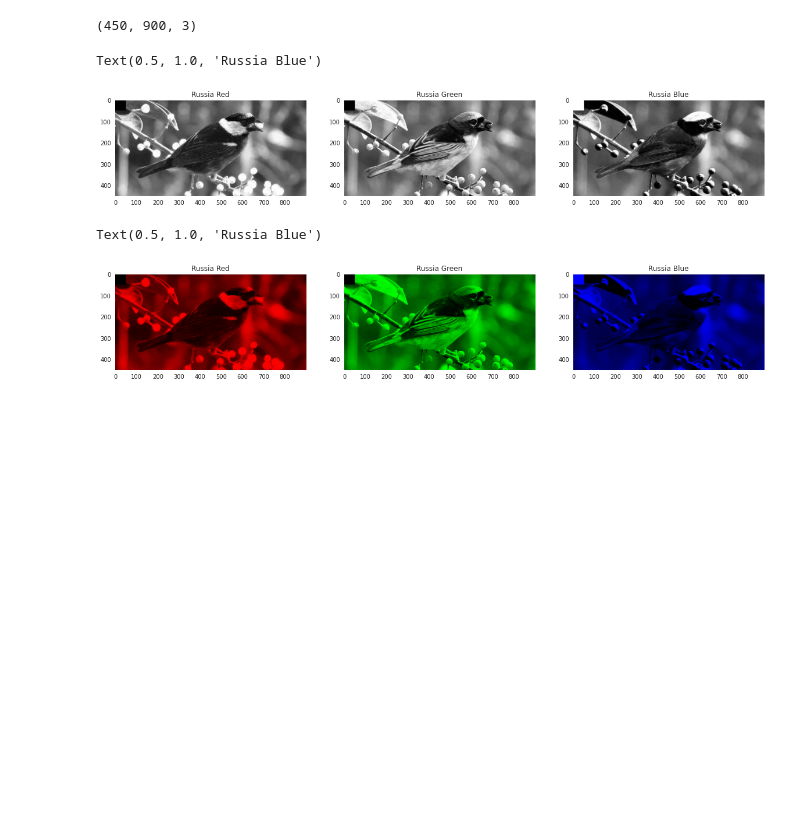
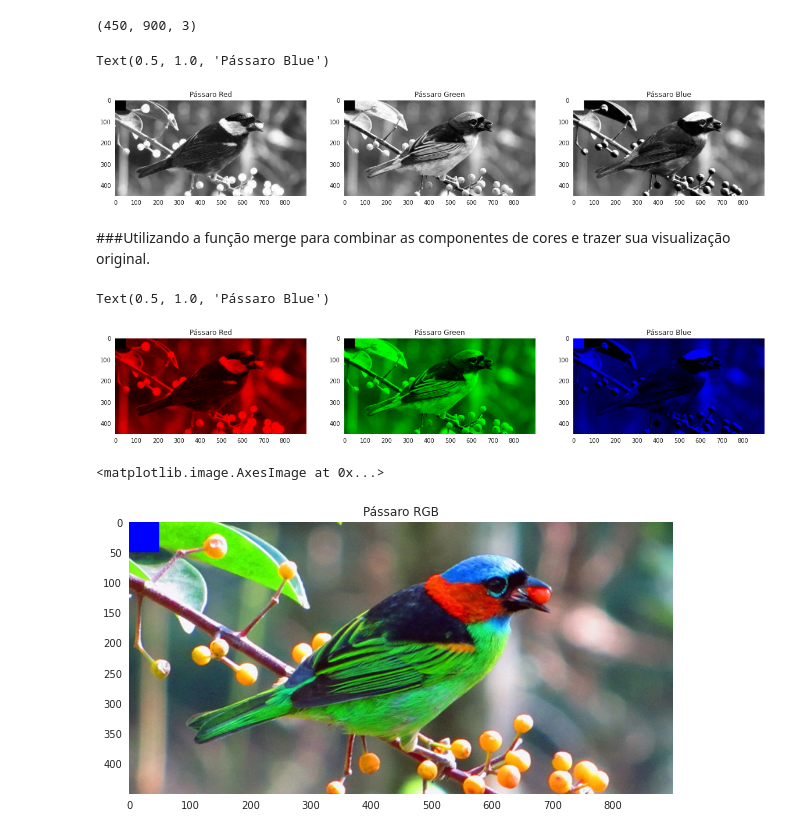
Before and after one commit to uervitonsantos/visao_computacional_tratamento_de_imagens, a Jupyter notebook: visao_computacional_tratamento_de_imagens.ipynb, the cells around one changed output. Cells and saved outputs as stored; diff of their text form; code cells hidden in the pictures; blank space fills up the shorter version.

```diff
--- a/visao_computacional_tratamento_de_imagens.ipynb
+++ b/visao_computacional_tratamento_de_imagens.ipynb
@@ -74,37 +68,48 @@ plt.figure(figsize=(20,20))
 #Composição Vermelha
 plt.subplot(1,3,1)
 plt.imshow(r, cmap = "gray")
-plt.title("Russia Red")
+plt.title("Pássaro Red")
 
 #Composição Verde
 plt.subplot(1,3,2)
 plt.imshow(g, cmap = "gray")
-plt.title("Russia Green")
+plt.title("Pássaro Green")
 
 #Composição Azul
 plt.subplot(1,3,3)
 plt.imshow(b, cmap = "gray")
-plt.title("Russia Blue")
+plt.title("Pássaro Blue")
 # %% [output]
-Text(0.5, 1.0, 'Russia Blue')
+Text(0.5, 1.0, 'Pássaro Blue')
 [figure]
 # %%
 r, g, b = cv2.split(imagem)
 imagem_vazia = np.zeros(imagem.shape[:2], dtype=np.uint8)
+# %% [markdown]
+###Utilizando a função merge para combinar as componentes de cores e trazer sua visualização original.
 # %%
 plt.figure(figsize=(20,20))
 
 plt.subplot(1,3,1)
 plt.imshow(cv2.merge([r, imagem_vazia, imagem_vazia]))
-plt.title("Russia Red")
+plt.title("Pássaro Red")
 
 plt.subplot(1,3,2)
 plt.imshow(cv2.merge([imagem_vazia, g, imagem_vazia]))
-plt.title("Russia Green")
+plt.title("Pássaro Green")
 
 plt.subplot(1,3,3)
 plt.imshow(cv2.merge([imagem_vazia, imagem_vazia, b]))
-plt.title("Russia Blue")
+plt.title("Pássaro Blue")
 # %% [output]
-Text(0.5, 1.0, 'Russia Blue')
+Text(0.5, 1.0, 'Pássaro Blue')
 [figure]
+# %%
+imagem_merged = cv2.merge([r, g, b])
+
+plt.figure(figsize=(10,5))
+plt.title("Pássaro RGB")
+plt.imshow(imagem_merged)
+# %% [output]
+<matplotlib.image.AxesImage at 0x...>
+[figure, added]
```
Also changed, not shown: parts of 14 cells of this notebook.
